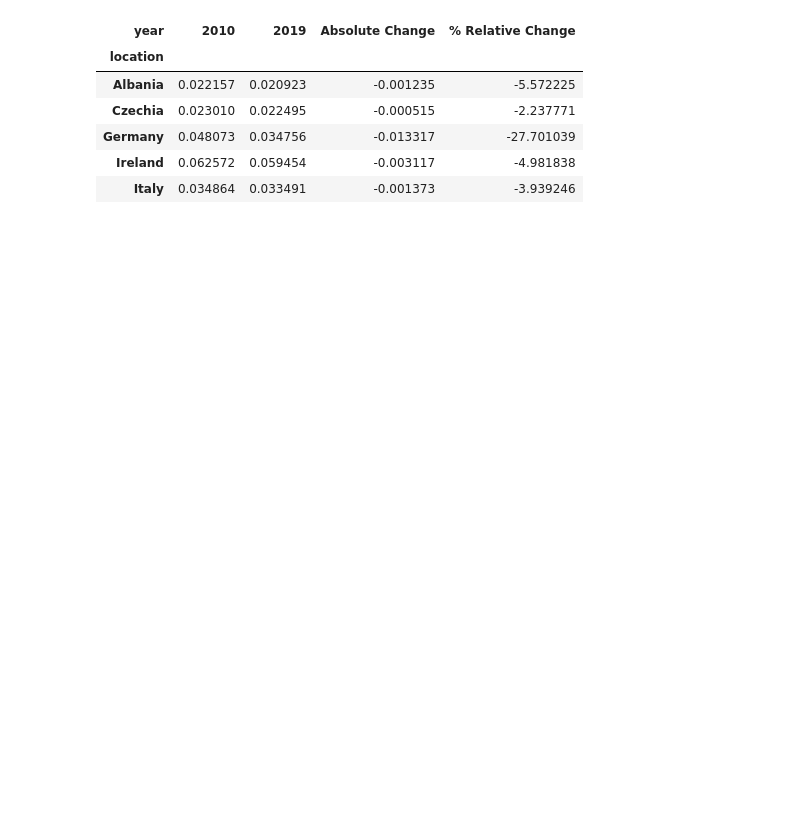
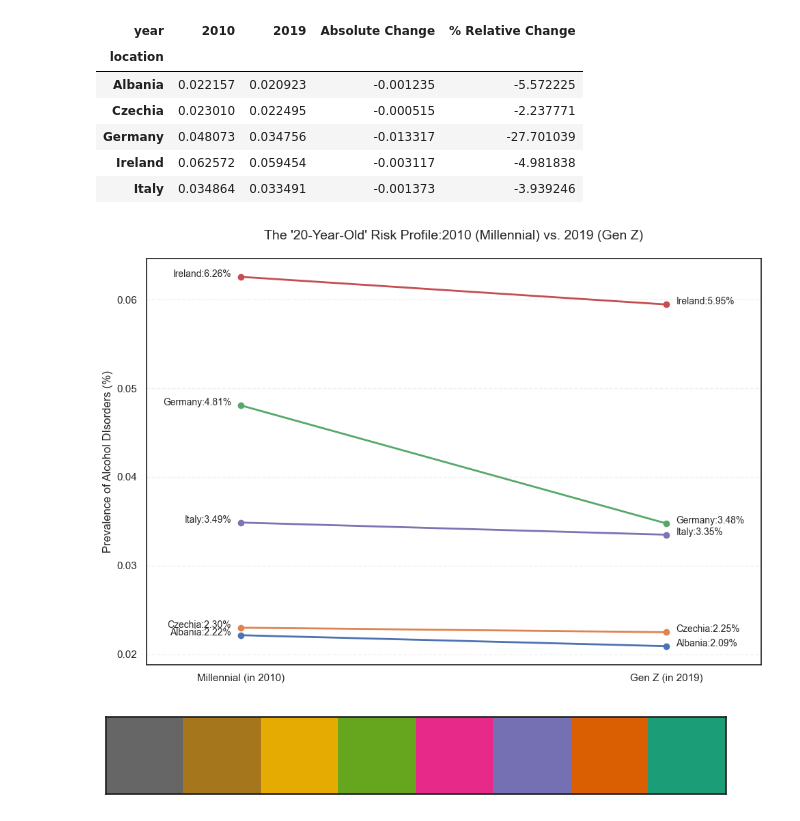
Before and after one commit to justdayane/da-capstone-project-dayane-ernesto, a Jupyter notebook: Ernestos_finds/Exploration Data sets.ipynb, the cells around one changed output. Cells and saved outputs as stored; diff of their text form; code cells hidden in the pictures; blank space fills up the shorter version.

```diff
--- a/Ernestos_finds/Exploration Data sets.ipynb
+++ b/Ernestos_finds/Exploration Data sets.ipynb
@@ -1378,3 +1378,23 @@ pivot_peer.head()
 | Germany | 0.048073 | 0.034756 | -0.013317 | -27.701039 |
 | Ireland | 0.062572 | 0.059454 | -0.003117 | -4.981838 |
 | Italy | 0.034864 | 0.033491 | -0.001373 | -3.939246 |
+# %%
+py.figure(figsize=(10,7))
+sns.set_style('white')
+
+for i in pivot_peer.index:
+    py.plot([2010,2019], [pivot_peer.loc[i, 2010],pivot_peer.loc[i, 2019]], marker='o', label = i, linewidth = 2)
+    py.text(2009.8,pivot_peer.loc[i,2010], f'{i}:{pivot_peer.loc[i, 2010]*100:.2f}%',horizontalalignment='right', fontsize=10)
+    py.text(2019.2,pivot_peer.loc[i,2019], f'{i}:{pivot_peer.loc[i, 2019]*100:.2f}%',horizontalalignment='left', fontsize=10)
+
+py.title("The '20-Year-Old' Risk Profile:2010 (Millennial) vs. 2019 (Gen Z)",fontsize=14, pad = 20)
+py.ylabel("Prevalence of Alcohol DIsorders (%)")
+py.xticks([2010,2019], ["Millennial (in 2010)", "Gen Z (in 2019)"])
+py.xlim(2008, 2021)
+py.grid(axis='y', linestyle='--', alpha=0.3)
+py.tight_layout()
+py.savefig('peer_comparison_slope_chart.png')
+
+py.show()
+# %% [output]
+[figure, added]
@@ -1380,0 +1403,5 @@ pivot_peer.head()
+# %%
+palette = sns.color_palette('Dark2_r', n_colors=8)
+sns.palplot(palette)
+# %% [output]
+[figure, added]
```
Also changed, not shown: parts of 9 cells of this notebook, 4 other files.
